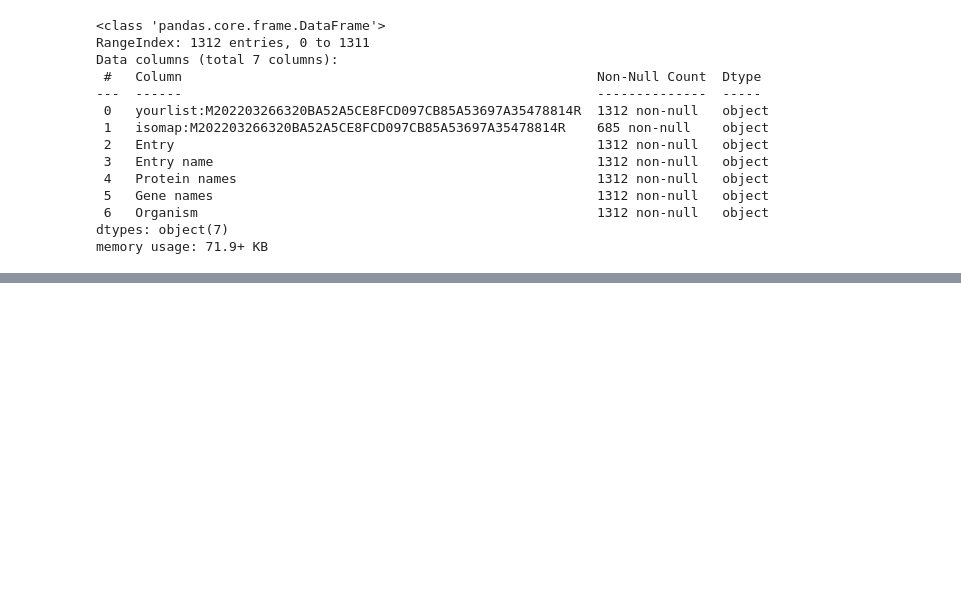
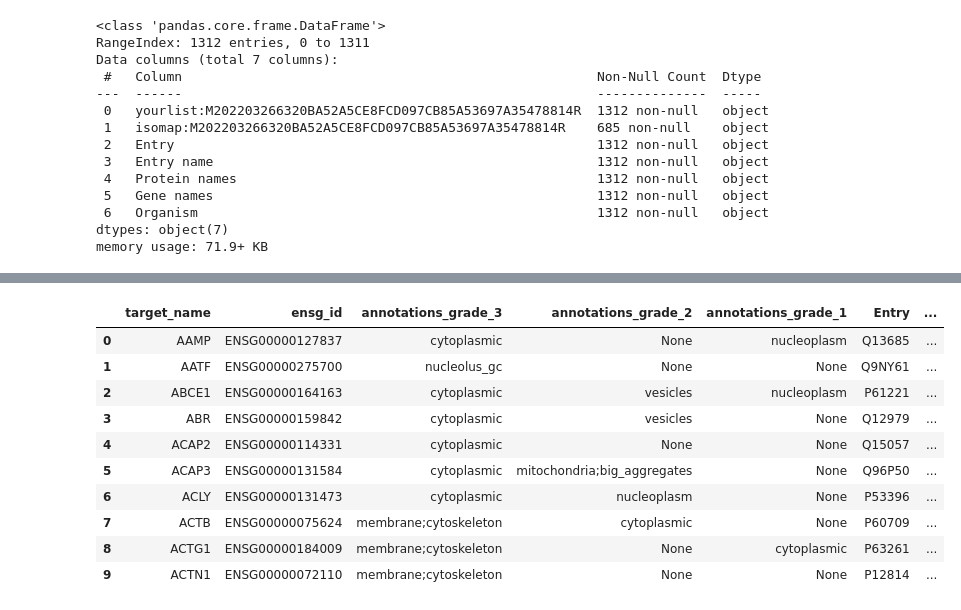
Before and after one commit to shokenlee/Nuclear_proteome, a Jupyter notebook: OpenCell.ipynb, the cells around one changed output, grey strips where cells are left out. Saved outputs shown, nothing was run; the diff lists cells and outputs as text; code cells hidden in the pictures; blank space fills up the shorter version.

```diff
--- a/OpenCell.ipynb
+++ b/OpenCell.ipynb
@@ -108,0 +157,2 @@ df_id_converted.head()
+# %%
+df_id_converted_unique = df_id_converted.drop_duplicates(subset=['ensg_id'])
@@ -108,0 +177,2 @@ df_id_converted.head()
+# %%
+df_merged = df.merge(df_id_converted_unique, how='outer', left_on='ensg_id', right_on='ensg_id')
@@ -108,0 +199,14 @@ df_id_converted.head()
+# %%
+df_merged.head(n=10)
+# %% [output]
+|  | target_name | ensg_id | annotations_grade_3 | annotations_grade_2 | annotations_grade_1 | Entry | ... |
+| 0 | AAMP | ENSG00000127837 | cytoplasmic | None | nucleoplasm | Q13685 | ... |
+| 1 | AATF | ENSG00000275700 | nucleolus_gc | None | None | Q9NY61 | ... |
+| 2 | ABCE1 | ENSG00000164163 | cytoplasmic | vesicles | nucleoplasm | P61221 | ... |
+| 3 | ABR | ENSG00000159842 | cytoplasmic | vesicles | None | Q12979 | ... |
+| 4 | ACAP2 | ENSG00000114331 | cytoplasmic | None | None | Q15057 | ... |
+| 5 | ACAP3 | ENSG00000131584 | cytoplasmic | mitochondria;big_aggregates | None | Q96P50 | ... |
+| 6 | ACLY | ENSG00000131473 | cytoplasmic | nucleoplasm | None | P53396 | ... |
+| 7 | ACTB | ENSG00000075624 | membrane;cytoskeleton | cytoplasmic | None | P60709 | ... |
+| 8 | ACTG1 | ENSG00000184009 | membrane;cytoskeleton | None | cytoplasmic | P63261 | ... |
+| 9 | ACTN1 | ENSG00000072110 | membrane;cytoskeleton | None | None | P12814 | ... |
```
Also changed, not shown: parts of 31 cells of this notebook.
